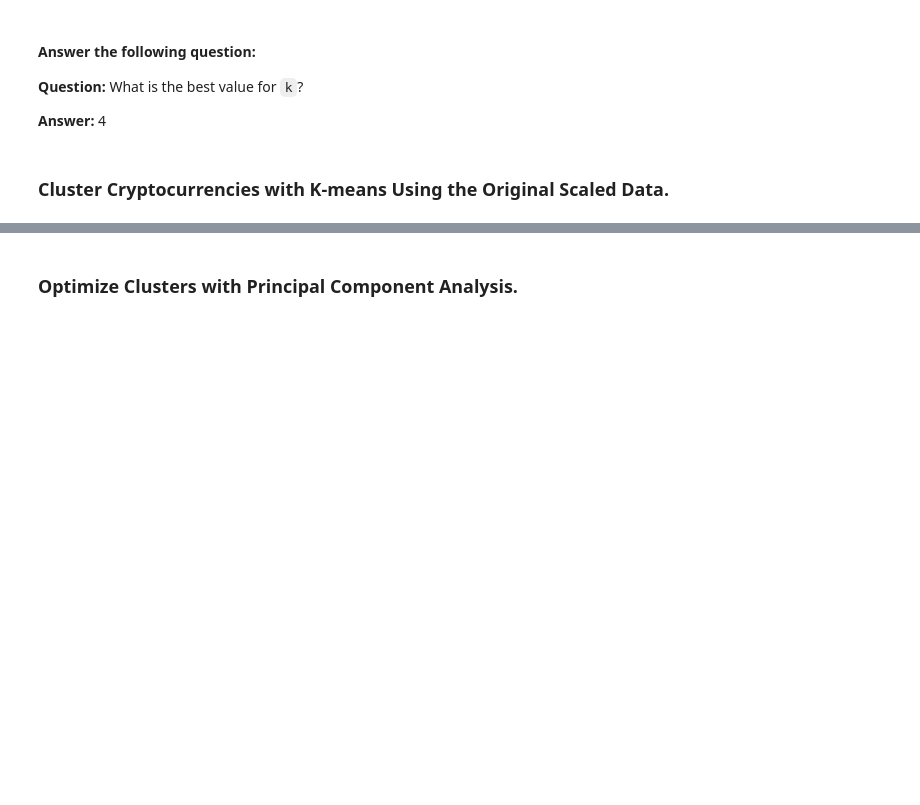
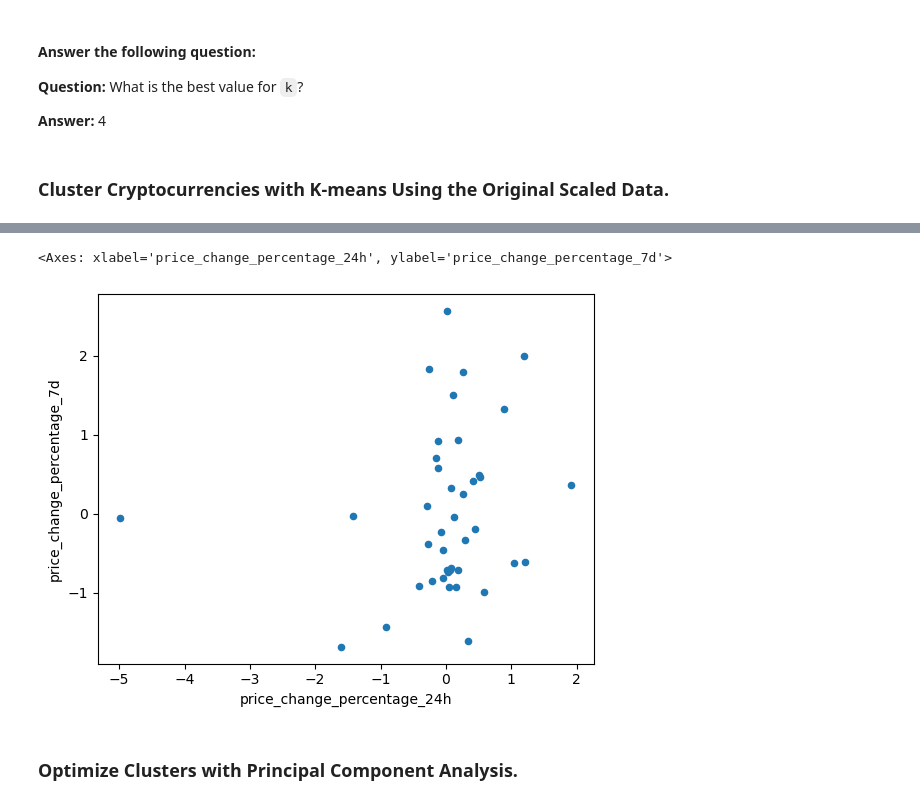
Before and after one commit to mcalabrese98/CryptoClustering, a Jupyter notebook: Crypto_Clustering.ipynb, the cells around one changed output, grey strips where cells are left out. Saved outputs shown, nothing was run; the diff lists cells and outputs as text; code cells hidden in the pictures; blank space fills up the shorter version.

```diff
--- a/Crypto_Clustering.ipynb
+++ b/Crypto_Clustering.ipynb
@@ -161,14 +191,17 @@ df_market_scaled_prediction.head()
 # %%
 # Create a scatter plot using Pandas plot by setting
 # `x="price_change_percentage_24h"` and `y="price_change_percentage_7d"`.
 # Use "rainbow" for the color to better visualize the data.
-market_scaled_plot=df_market_scaled_prediction.hvplot.scatter(
+market_scaled_plot=df_market_scaled_prediction.plot.scatter(
                     x="price_change_percentage_24h",
                     y="price_change_percentage_7d",
                     cmap='viridis'
                 )
 
 market_scaled_plot
+# %% [output]
+<Axes: xlabel='price_change_percentage_24h', ylabel='price_change_percentage_7d'>
+[figure, added]
 # %% [markdown]
 ### Optimize Clusters with Principal Component Analysis.
 # %%
```
Also changed, not shown: parts of 19 cells of this notebook.
